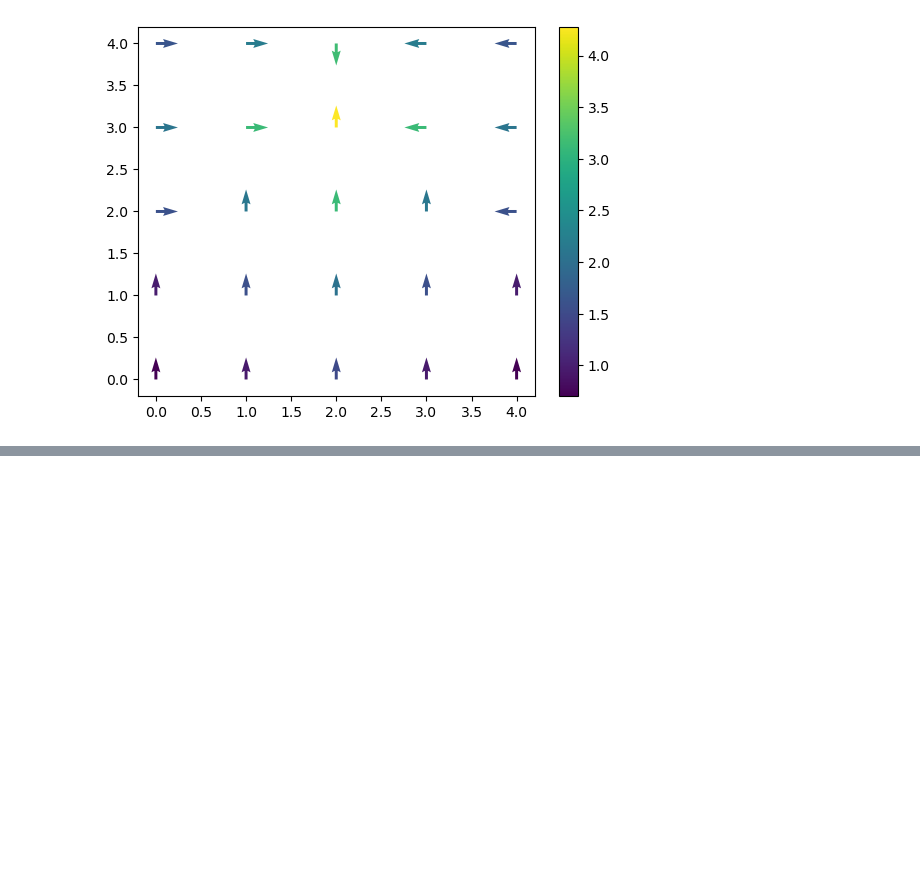
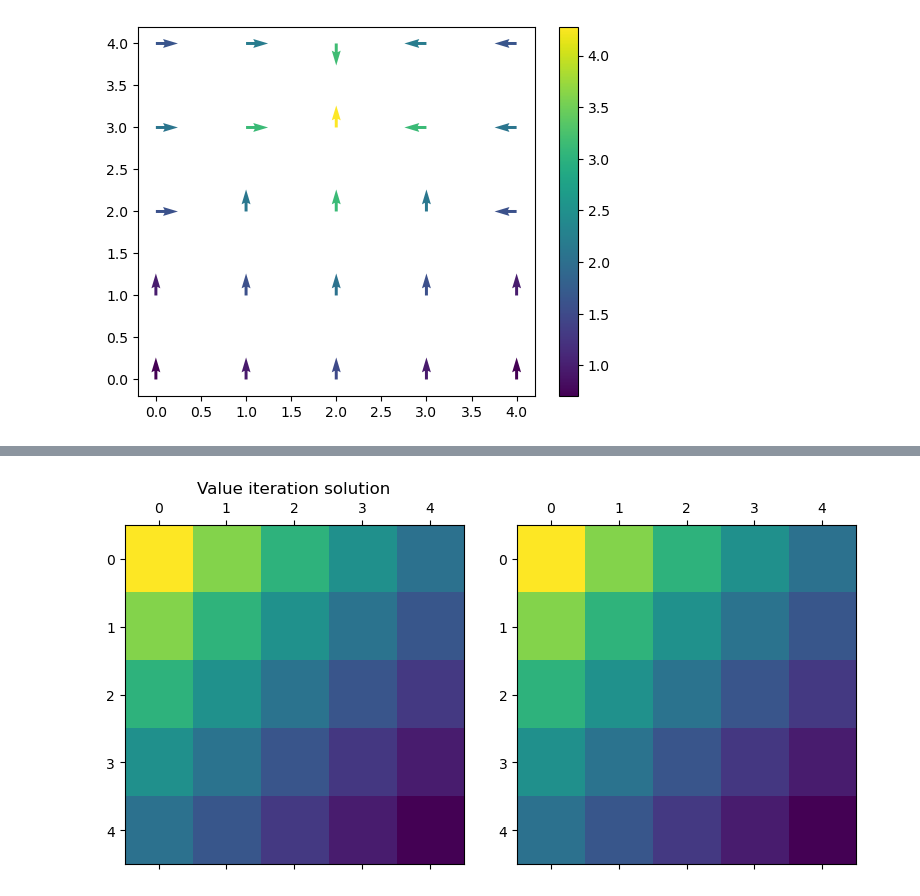
Before and after one commit to RenardDesNeiges/CIRL_Experiments, a Jupyter notebook: example.ipynb, the cells around one changed output, grey strips where cells are left out. Cells and saved outputs as stored; diff of their text form; code cells hidden in the pictures; blank space fills up the shorter version.

```diff
--- a/example.ipynb
+++ b/example.ipynb
@@ -147,3 +151,5 @@ plt.colorbar()
 # %% [output]
 ' Axes are inverted compared to the cmap plots above \n    but this is correct (see the color of the arrows which represents value) '
 [figure]
+# %%
+MDP = Gridworld(grid_width=5,grid_height=5,goals=[((2,1),4)])
@@ -149,0 +218,24 @@ plt.colorbar()
+# %%
+E = rearrange(
+    np.array([np.identity(MDP.n) for _ in range(MDP.m)],dtype=np.float64),
+     's a n -> (s a) n')
+P = rearrange(MDP.P_sa, 's a n -> (a s) n')
+A_ub = - (E-MDP.gamma*P)
+b_ub = - rearrange(MDP.R, 's a -> (a s)')
+res = opt.linprog(MDP.init_distrib*(1-MDP.gamma), A_ub, b_ub)
+V_opt = res.x
+
+
+Valiter = ValueIterator(MDP)
+V_DP = Valiter.solve(1000)
+# %%
+sz = 4
+fig, ax = plt.subplots(1,2,figsize=(2*sz,sz))
+ax[0].set_title('Linear program solution')
+ax[0].matshow(MDP.states2grid(V_opt))
+ax[0].set_title('Value iteration solution')
+ax[1].matshow(MDP.states2grid(V_DP))
+fig.tight_layout()
+plt.show()
+# %% [output]
+[figure, added]
```
Also changed, not shown: parts of 6 cells of this notebook, 2 other files.
